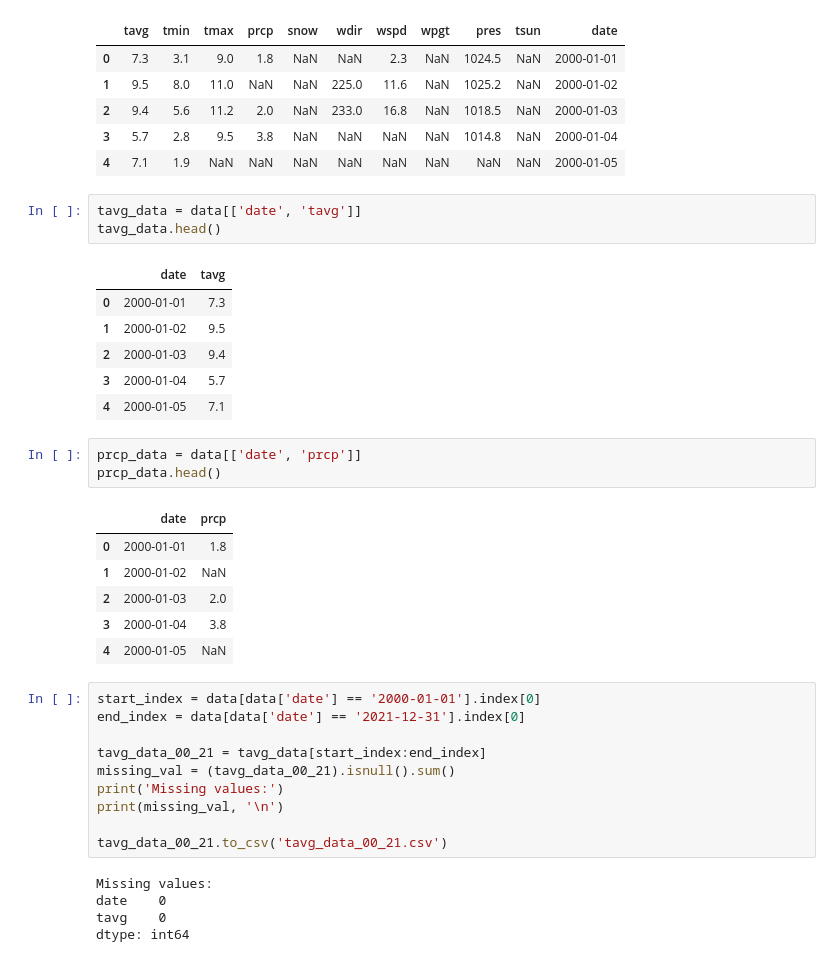
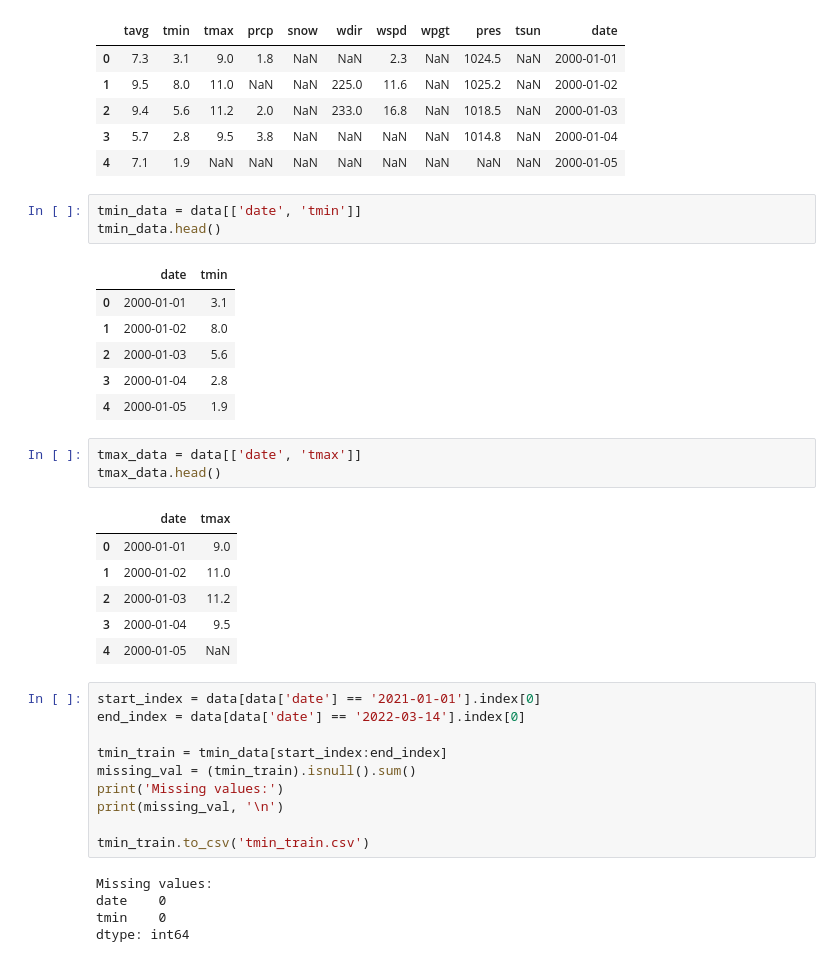
Before and after one commit to Yiwen-YY/ELEC0088_SNS, a Jupyter notebook: data_processing.ipynb, the cells around one changed output. Cells and saved outputs as stored; diff of their text form.

```diff
--- a/data_processing.ipynb
+++ b/data_processing.ipynb
@@ -46,37 +44,37 @@ data.head()
 | 3 | 5.7 | 2.8 | 9.5 | 3.8 | NaN | NaN | NaN | NaN | 1014.8 | NaN | 2000-01-04 |
 | 4 | 7.1 | 1.9 | NaN | NaN | NaN | NaN | NaN | NaN | NaN | NaN | 2000-01-05 |
 # %%
-tavg_data = data[['date', 'tavg']]
-tavg_data.head()
+tmin_data = data[['date', 'tmin']]
+tmin_data.head()
 # %% [output]
-|  | date | tavg |
-| 0 | 2000-01-01 | 7.3 |
-| 1 | 2000-01-02 | 9.5 |
-| 2 | 2000-01-03 | 9.4 |
-| 3 | 2000-01-04 | 5.7 |
-| 4 | 2000-01-05 | 7.1 |
+|  | date | tmin |
+| 0 | 2000-01-01 | 3.1 |
+| 1 | 2000-01-02 | 8.0 |
+| 2 | 2000-01-03 | 5.6 |
+| 3 | 2000-01-04 | 2.8 |
+| 4 | 2000-01-05 | 1.9 |
 # %%
-prcp_data = data[['date', 'prcp']]
-prcp_data.head()
+tmax_data = data[['date', 'tmax']]
+tmax_data.head()
 # %% [output]
-|  | date | prcp |
-| 0 | 2000-01-01 | 1.8 |
-| 1 | 2000-01-02 | NaN |
-| 2 | 2000-01-03 | 2.0 |
-| 3 | 2000-01-04 | 3.8 |
+|  | date | tmax |
+| 0 | 2000-01-01 | 9.0 |
+| 1 | 2000-01-02 | 11.0 |
+| 2 | 2000-01-03 | 11.2 |
+| 3 | 2000-01-04 | 9.5 |
 | 4 | 2000-01-05 | NaN |
 # %%
-start_index = data[data['date'] == '2000-01-01'].index[0]
-end_index = data[data['date'] == '2021-12-31'].index[0]
+start_index = data[data['date'] == '2021-01-01'].index[0]
+end_index = data[data['date'] == '2022-03-14'].index[0]
 
-tavg_data_00_21 = tavg_data[start_index:end_index]
-missing_val = (tavg_data_00_21).isnull().sum()
+tmin_train = tmin_data[start_index:end_index]
+missing_val = (tmin_train).isnull().sum()
 print('Missing values:')
 print(missing_val, '\n')
 
-tavg_data_00_21.to_csv('tavg_data_00_21.csv')
+tmin_train.to_csv('tmin_train.csv')
 # %% [output]
 Missing values:
 date    0
-tavg    0
+tmin    0
 dtype: int64
```
Also changed, not shown: parts of 7 cells of this notebook, 15 other files.
